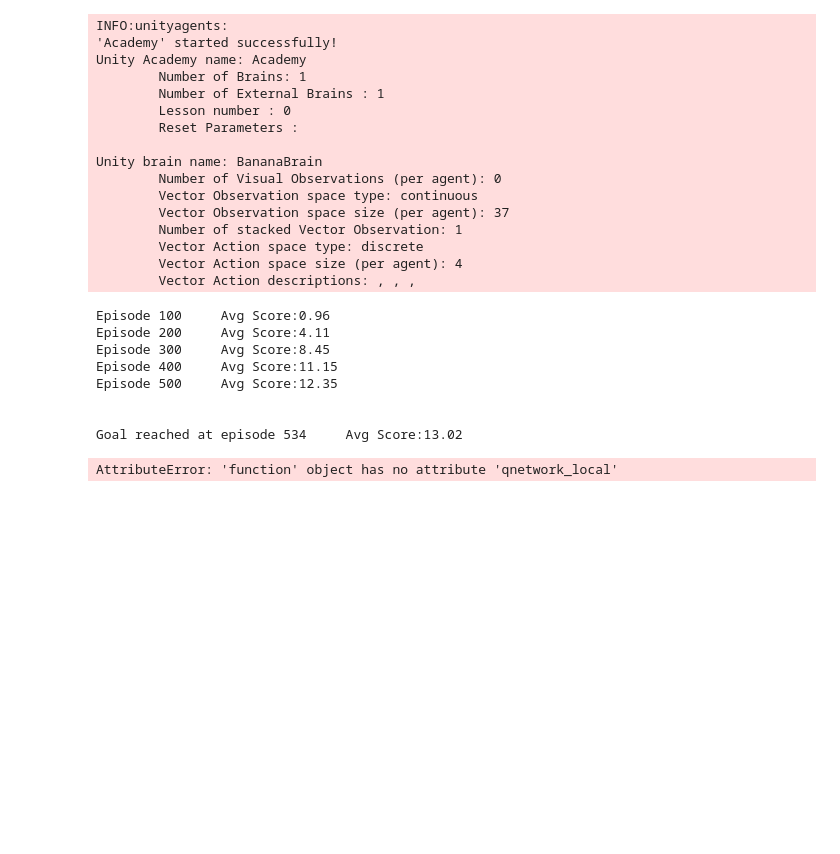
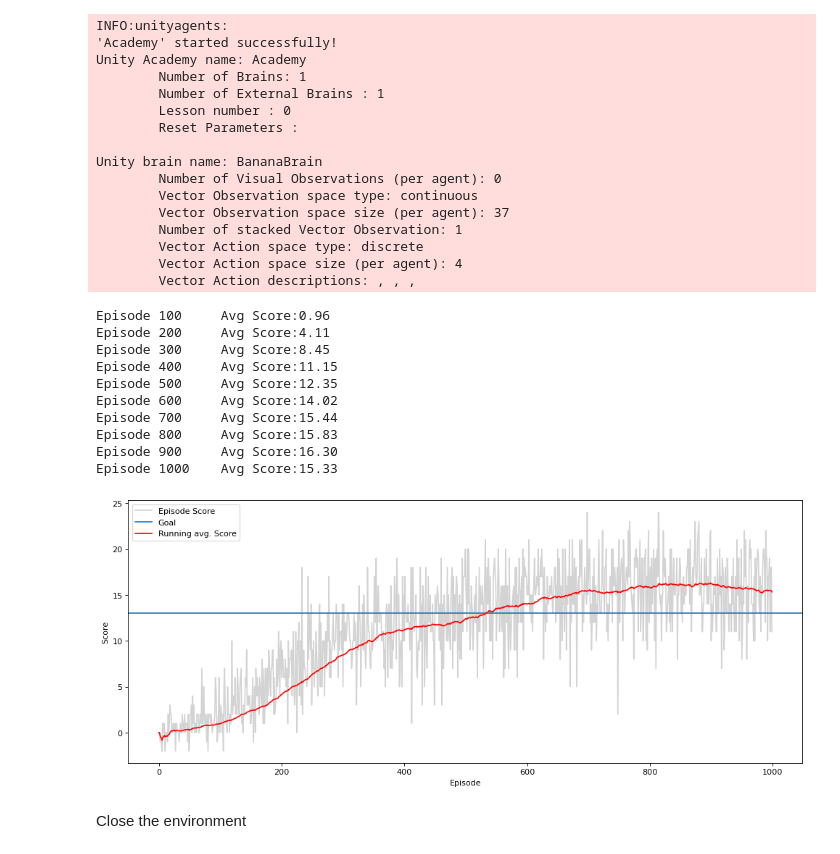
Before and after one commit to tkober/drlnd-project-1, a Jupyter notebook: Navigation.ipynb, the cells around one changed output. Drawn from its saved outputs; the diff is of its cells as text; code cells hidden in the pictures; blank space fills up the shorter version.

```diff
--- a/Navigation.ipynb
+++ b/Navigation.ipynb
@@ -159,6 +125,12 @@ Unity brain name: BananaBrain
         Vector Action space size (per agent): 4
         Vector Action descriptions: , , ,
 # %%
+from training import DeepQLearningParameters, train_agent, save_agent
+from model import NetworkParameters
+from agent import Agent
+
+goal_score = 13.0
+
 # Define Network
 network_params = NetworkParameters(
     n_states=state_size,
@@ -173,10 +145,10 @@ agent = Agent(network_parameters=network_params)
 
 # Define Parameters for Q Learning
 learning_params = DeepQLearningParameters(
-    max_episodes=1800,
+    max_episodes=1000,
     scores_window=100,
-    goal_score=13.0,
-    stop_on_goal_reached=True,
+    goal_score=goal_score,
+    stop_on_goal_reached=False,
     max_t=1000,
     epsilon_start=1.0,
     epsilon_decay=0.995,
@@ -184,18 +156,35 @@ learning_params = DeepQLearningParameters(
 )
 
 # Train Agent
-train_agent(agent, env, learning_params)
+episode_scores, running_avg_score = train_agent(agent, env, learning_params)
 
 # Save Agent
 save_agent(agent, './saved_models/model.pth')
-env.close()
 # %% [output]
 Episode 100     Avg Score:0.96
 Episode 200     Avg Score:4.11
 Episode 300     Avg Score:8.45
 Episode 400     Avg Score:11.15
 Episode 500     Avg Score:12.35
-
-
-Goal reached at episode 534     Avg Score:13.02
+Episode 600     Avg Score:14.02
+Episode 700     Avg Score:15.44
+Episode 800     Avg Score:15.83
+Episode 900     Avg Score:16.30
+Episode 1000    Avg Score:15.33
-AttributeError: 'function' object has no attribute 'qnetwork_local'
+# %%
+import matplotlib.pyplot as plt
+import numpy as np
+
+fig = plt.figure(figsize=(15, 6), dpi=80)
+ax = fig.add_subplot(111)
+plt.plot(np.arange(len(episode_scores)), episode_scores, c='lightgrey', label='Episode Score')
+plt.axhline(y=goal_score, linestyle='-', label='Goal')
+plt.plot(np.arange(len(running_avg_score)), running_avg_score, c='r', label='Running avg. Score')
+plt.ylabel('Score')
+plt.xlabel('Episode')
+plt.legend(loc='upper left');
+plt.show()
+# %% [output]
+[figure, added]
+# %% [markdown]
+Close the environment
```
Also changed, not shown: parts of 5 cells of this notebook, 2 other files.
